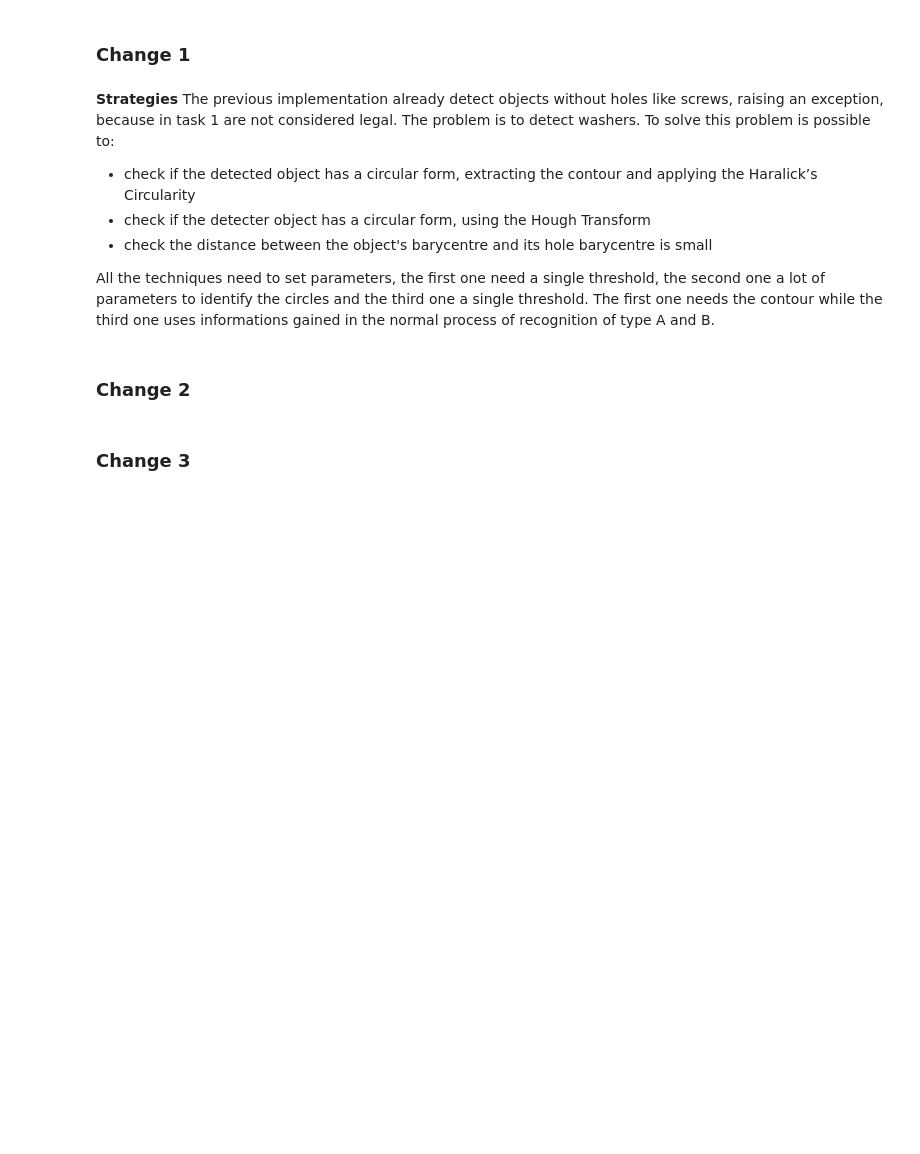
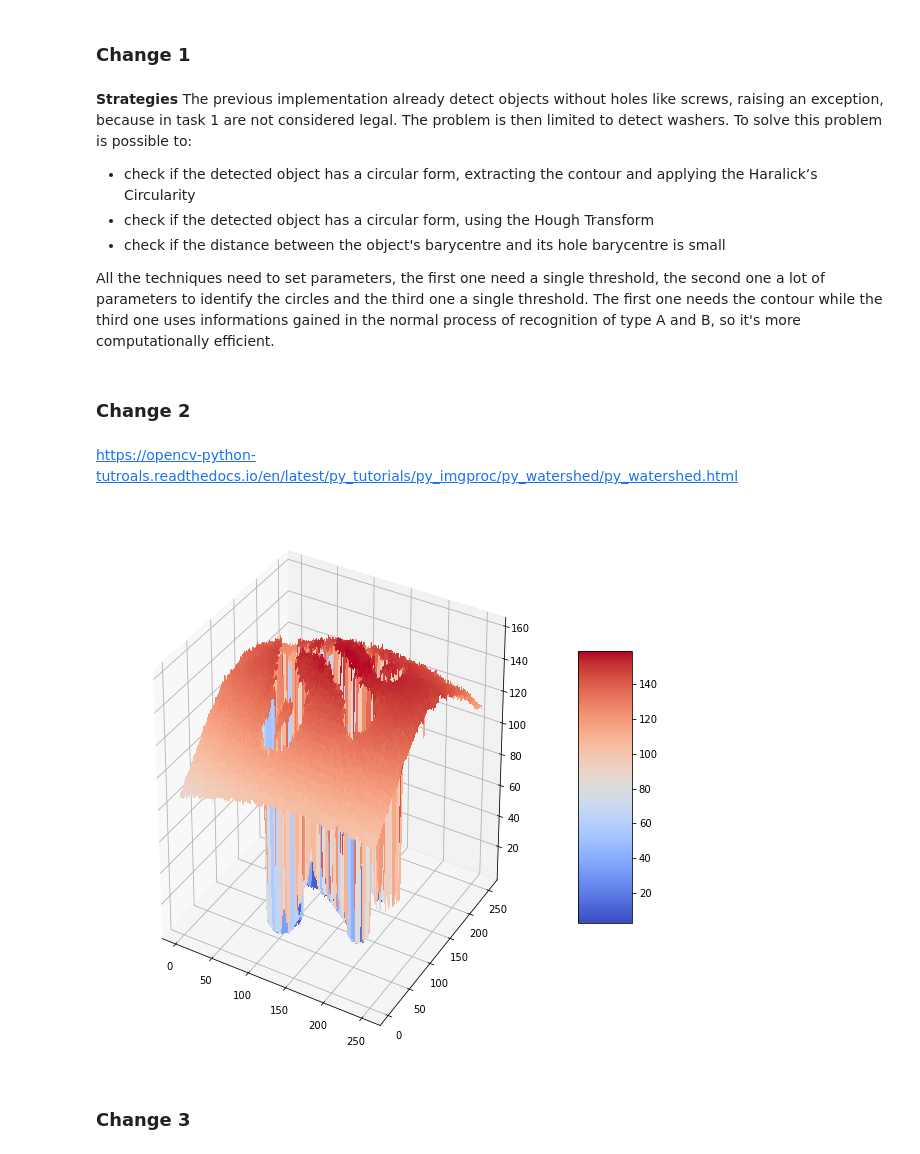
Before and after one commit to alomb/ComputerVisionAndImageProcessingProject, a Jupyter notebook: project/report.ipynb, the cells around one changed output. Saved outputs shown, nothing was run; the diff lists cells and outputs as text; code cells hidden in the pictures; blank space fills up the shorter version.

```diff
--- a/project/report.ipynb
+++ b/project/report.ipynb
@@ -409,12 +416,12 @@ task2a_image_filenames = [
 index = 0
 # %% [markdown]
 **Strategies**
-The previous implementation already detect objects without holes like screws, raising an exception, because in task 1 are not considered legal. The problem is to detect washers. To solve this problem is possible to:
+The previous implementation already detect objects without holes like screws, raising an exception, because in task 1 are not considered legal. The problem is then limited to detect washers. To solve this problem is possible to:
 - check if the detected object has a circular form, extracting the contour and applying the Haralick’s Circularity
-- check if the detecter object has a circular form, using the Hough Transform
-- check the distance between the object's barycentre and its hole barycentre is small
+- check if the detected object has a circular form, using the Hough Transform
+- check if the distance between the object's barycentre and its hole barycentre is small
 
-All the techniques need to set parameters, the first one need a single threshold, the second one a lot of parameters to identify the circles and the third one a single threshold. The first one needs the contour while the third one uses informations gained in the normal process of recognition of type A and B.
+All the techniques need to set parameters, the first one need a single threshold, the second one a lot of parameters to identify the circles and the third one a single threshold. The first one needs the contour while the third one uses informations gained in the normal process of recognition of type A and B, so it's more computationally efficient.
 # %%
 minimum_distance_between_barycentres = 5
 def task1c_rod_filter(rod_centroid, hole_centroid):
@@ -435,6 +442,30 @@ def task1c_rod_filter(rod_centroid, hole_centroid):
     return False
 # %% [markdown]
 ### Change 2
+# %% [markdown]
+
+
+
+https://opencv-python-tutroals.readthedocs.io/en/latest/py_tutorials/py_imgproc/py_watershed/py_watershed.html
+# %%
+task2b_image_filenames = [
+    "TESI50.BMP",
+    "TESI51.BMP",
+]
+
+index = 0
+
+task2b_image = cv2.imread("../data/" + task2b_image_filenames[index], cv2.IMREAD_GRAYSCALE)
+# %%
+from mpl_toolkits.mplot3d import Axes3D
+fig = plt.figure(figsize=(10,10))
+ax = fig.add_subplot(111, projection='3d')
+x, y = np.meshgrid(range(task2b_image.shape[1]), range(task2b_image.shape[0]))
+surface = ax.plot_surface(x, y, task2b_image, cmap=cm.coolwarm,
+                       linewidth=0, antialiased=False)
+_ = fig.colorbar(surface, shrink=0.5, aspect=5)
+# %% [output]
+[figure, added]
 # %% [markdown]
 ### Change 3
 # %%
```
Also changed, not shown: parts of 11 cells of this notebook, 1 other file.
